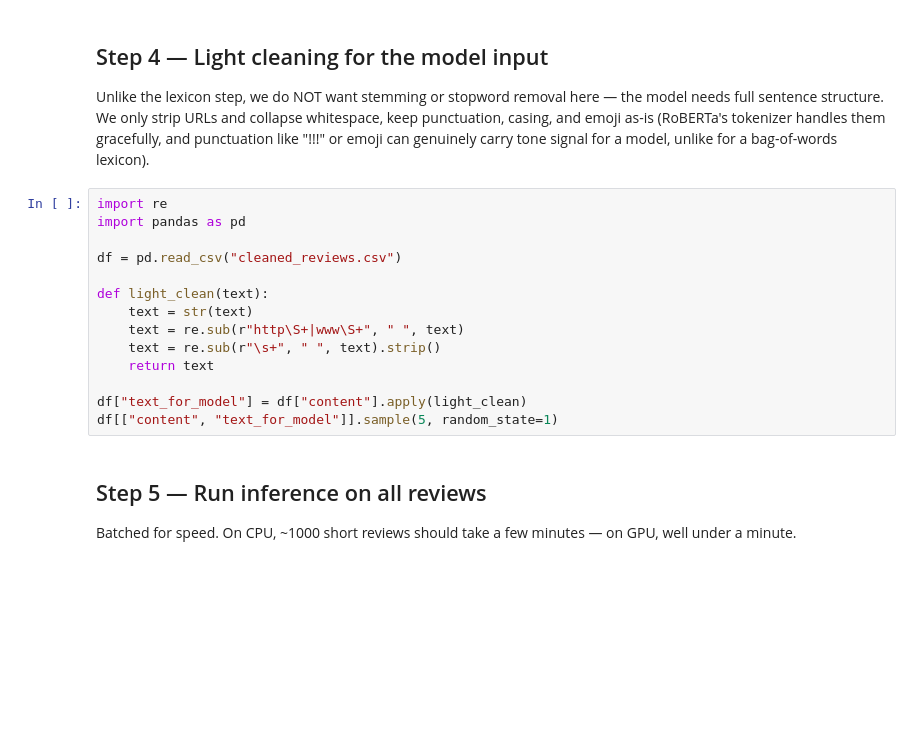
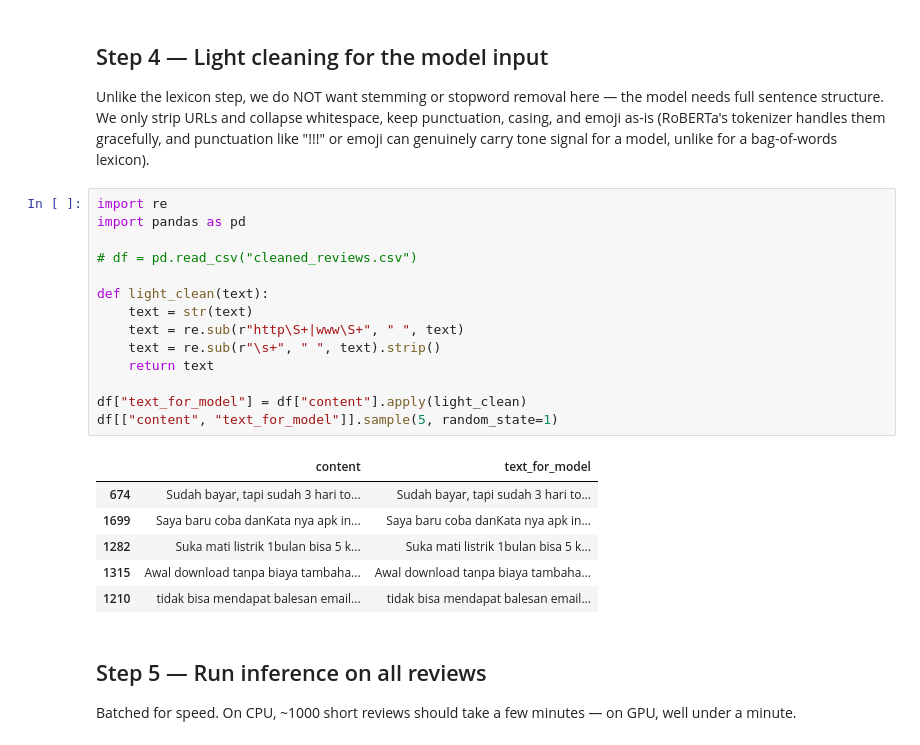
Before and after one commit to mikaeladisurya/playstore-reviews, a Jupyter notebook: pln_sentiment_phase1.ipynb, the cells around one changed output. Drawn from its saved outputs; the diff is of its cells as text; blank space fills up the shorter version.

```diff
--- a/pln_sentiment_phase1.ipynb
+++ b/pln_sentiment_phase1.ipynb
@@ -694,17 +813,24 @@ Unlike the lexicon step, we do NOT want stemming or stopword removal here — th
 # %%
 import re
 import pandas as pd
 
-df = pd.read_csv("cleaned_reviews.csv")
+# df = pd.read_csv("cleaned_reviews.csv")
 
 def light_clean(text):
     text = str(text)
     text = re.sub(r"http\S+|www\S+", " ", text)
     text = re.sub(r"\s+", " ", text).strip()
     return text
 
 df["text_for_model"] = df["content"].apply(light_clean)
 df[["content", "text_for_model"]].sample(5, random_state=1)
+# %% [output]
+|  | content | text_for_model |
+| 674 | Sudah bayar, tapi sudah 3 hari to... | Sudah bayar, tapi sudah 3 hari to... |
+| 1699 | Saya baru coba danKata nya apk in... | Saya baru coba danKata nya apk in... |
+| 1282 | Suka mati listrik 1bulan bisa 5 k... | Suka mati listrik 1bulan bisa 5 k... |
+| 1315 | Awal download tanpa biaya tambaha... | Awal download tanpa biaya tambaha... |
+| 1210 | tidak bisa mendapat balesan email... | tidak bisa mendapat balesan email... |
 # %% [markdown]
 ## Step 5 — Run inference on all reviews
 
```
Also changed, not shown: parts of 42 cells of this notebook, 13 other files.
